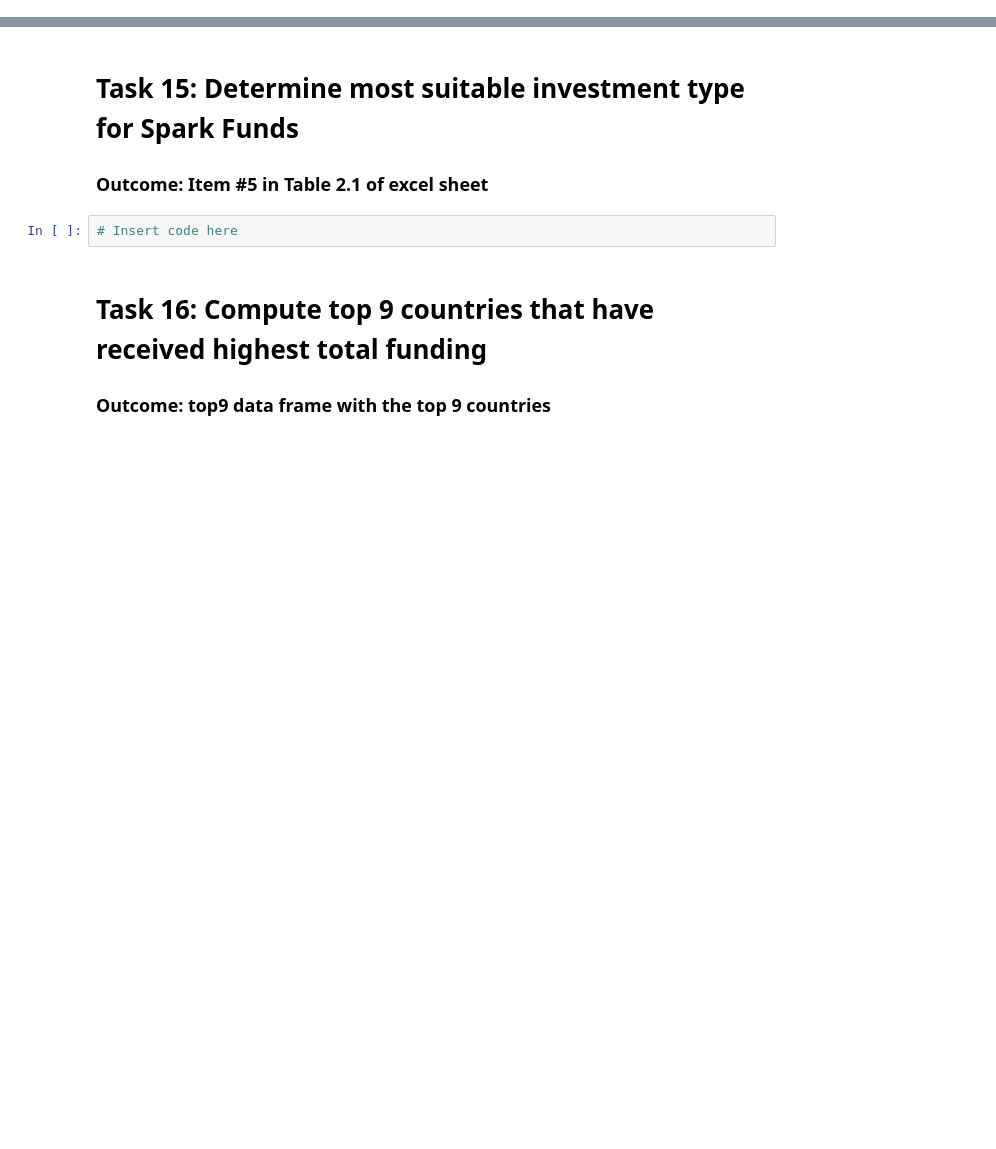
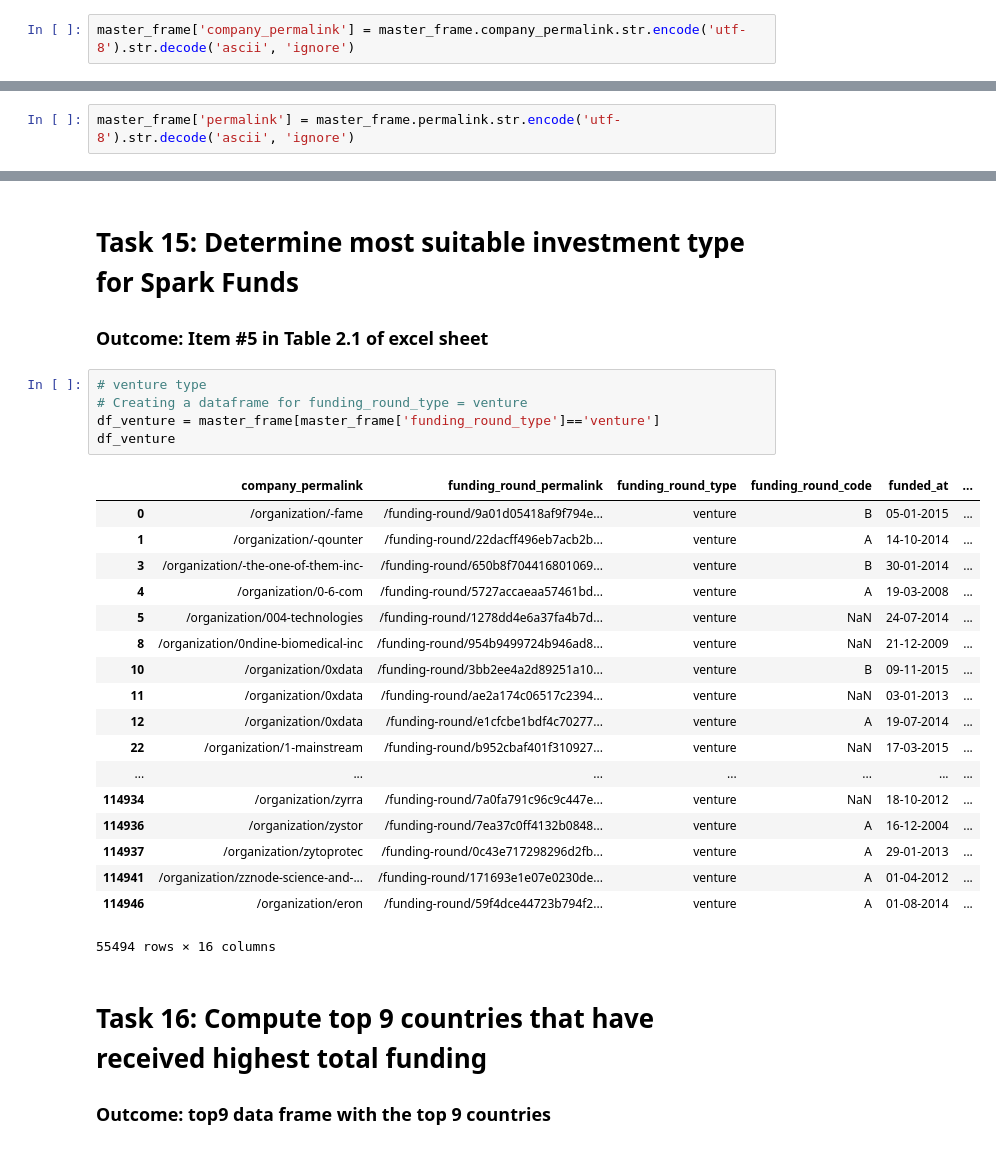
Before and after one commit to Nanditha-G-N/Machine-Learning-Case-Studies, a Jupyter notebook: investment-case-study_SR_AN.ipynb, the cells around one changed output, grey strips where cells are left out. Drawn from its saved outputs; the diff is of its cells as text; blank space fills up the shorter version.

```diff
--- a/investment-case-study_SR_AN.ipynb
+++ b/investment-case-study_SR_AN.ipynb
@@ -139,3 +142,5 @@ master_frame.shape # 114954
+# %%
+master_frame['company_permalink'] = master_frame.company_permalink.str.encode('utf-8').str.decode('ascii', 'ignore')
 # %% [markdown]
 # Task 10: Resolve encoding issue in company_permalink
 ### Outcome: Updated master_frame data frame
@@ -143,0 +147,2 @@ master_frame.shape # 114954
+# %%
+master_frame['permalink'] = master_frame.permalink.str.encode('utf-8').str.decode('ascii', 'ignore')
@@ -164,8 +205,30 @@ master_frame.shape # 114954
 # %% [markdown]
 # Task 15: Determine most suitable investment type for Spark Funds
 ### Outcome: Item #5 in Table 2.1 of excel sheet
-# %%
-# Insert code here
+# %%
+# venture type
+# Creating a dataframe for funding_round_type = venture
+df_venture = master_frame[master_frame['funding_round_type']=='venture']
+df_venture
+# %% [output]
+|  | company_permalink | funding_round_permalink | funding_round_type | funding_round_code | funded_at | ... |
+| 0 | /organization/-fame | /funding-round/9a01d05418af9f794e... | venture | B | 05-01-2015 | ... |
+| 1 | /organization/-qounter | /funding-round/22dacff496eb7acb2b... | venture | A | 14-10-2014 | ... |
+| 3 | /organization/-the-one-of-them-inc- | /funding-round/650b8f704416801069... | venture | B | 30-01-2014 | ... |
+| 4 | /organization/0-6-com | /funding-round/5727accaeaa57461bd... | venture | A | 19-03-2008 | ... |
+| 5 | /organization/004-technologies | /funding-round/1278dd4e6a37fa4b7d... | venture | NaN | 24-07-2014 | ... |
+| 8 | /organization/0ndine-biomedical-inc | /funding-round/954b9499724b946ad8... | venture | NaN | 21-12-2009 | ... |
+| 10 | /organization/0xdata | /funding-round/3bb2ee4a2d89251a10... | venture | B | 09-11-2015 | ... |
+| 11 | /organization/0xdata | /funding-round/ae2a174c06517c2394... | venture | NaN | 03-01-2013 | ... |
+| 12 | /organization/0xdata | /funding-round/e1cfcbe1bdf4c70277... | venture | A | 19-07-2014 | ... |
+| 22 | /organization/1-mainstream | /funding-round/b952cbaf401f310927... | venture | NaN | 17-03-2015 | ... |
+| ... | ... | ... | ... | ... | ... | ... |
+| 114934 | /organization/zyrra | /funding-round/7a0fa791c96c9c447e... | venture | NaN | 18-10-2012 | ... |
+| 114936 | /organization/zystor | /funding-round/7ea37c0ff4132b0848... | venture | A | 16-12-2004 | ... |
+| 114937 | /organization/zytoprotec | /funding-round/0c43e717298296d2fb... | venture | A | 29-01-2013 | ... |
+| 114941 | /organization/zznode-science-and-... | /funding-round/171693e1e07e0230de... | venture | A | 01-04-2012 | ... |
+| 114946 | /organization/eron | /funding-round/59f4dce44723b794f2... | venture | A | 01-08-2014 | ... |
+55494 rows × 16 columns
 # %% [markdown]
 # Task 16: Compute top 9 countries that have received highest total funding
 ### Outcome: top9 data frame with the top 9 countries
```
Also changed, not shown: parts of 21 cells of this notebook, 1 other file.
